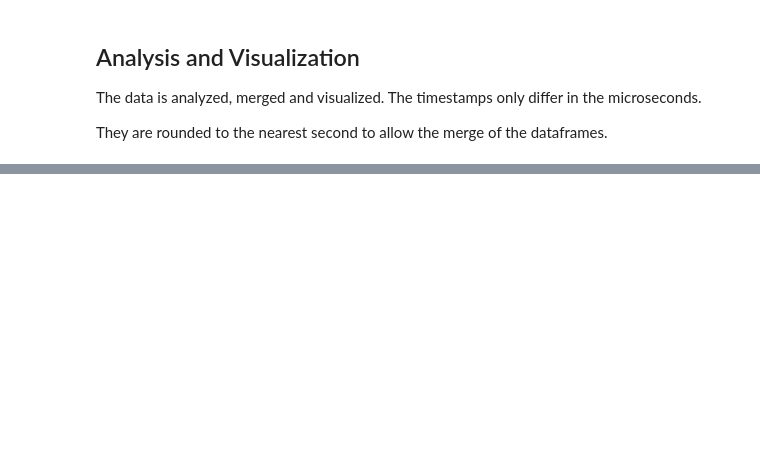
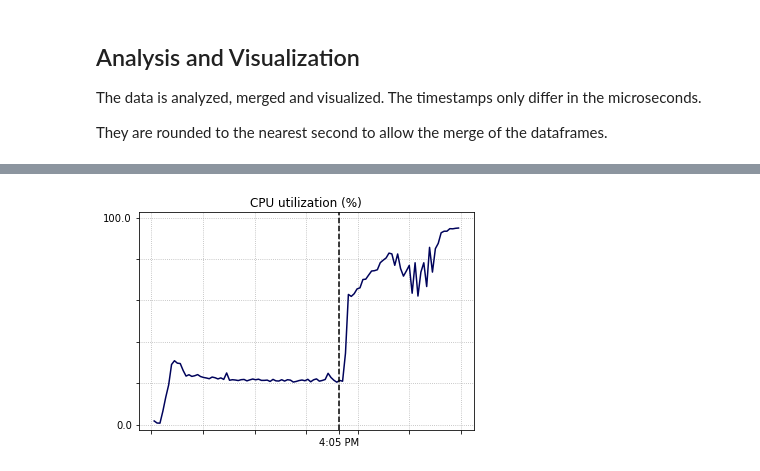
Before and after one commit to softvis-research/SSP2020, a Jupyter notebook: 1. Performance analysis at system-level.ipynb, the cells around one changed output, grey strips where cells are left out. Cells and saved outputs as stored; diff of their text form; code cells hidden in the pictures; blank space fills up the shorter version.

Commit message:
changed var names in system level performance analysis

```diff
--- a/1. Performance analysis at system-level.ipynb
+++ b/1. Performance analysis at system-level.ipynb
@@ -13,28 +13,23 @@ Cypher queries are executed to get CPU and memory utilization data. The results
 # %%
 import pandas as pd
 
-cpu_query ="""
-MATCH (n:Record)-[:CONTAINS]->(c:CpuUtilization)
-WHERE n.fileName =~ '.*/1-MemoryLeak-5/kieker-logs/kieker-20150820-064855519-UTC-middletier2-KIEKER'
-RETURN c.timestamp, c.cpuID, c.totalUtilization*100
-ORDER BY c.timestamp
+cpu_query = """
+MATCH (r:Record)-[:CONTAINS]->(c:CpuUtilization)
+WHERE r.fileName =~ '.*/1-MemoryLeak-5/kieker-logs/kieker-20150820-064855519-UTC-middletier2-KIEKER'
+RETURN c.timestamp AS timestamp, c.cpuID AS cpuID, c.totalUtilization * 100 AS cpuUtilization
+ORDER BY timestamp
 """
 df = pd.DataFrame(graph.run(cpu_query).data())
-df = df.rename(columns={"c.timestamp": "Timestamp",
-                        "c.cpuID": "CPU ID",
-                        "c.totalUtilization*100": "CPU Utilization"})
 df.drop(df.head(3).index, inplace=True)
 df.drop(df.tail(5).index, inplace=True)
 print(df.head())
 
-mem_query ="""
-MATCH (n:Record)-[:CONTAINS]->(m:MemSwapUsage)
-WHERE n.fileName =~ '.*/1-MemoryLeak-5/kieker-logs/kieker-20150820-064855519-UTC-middletier2-KIEKER'
-RETURN m.timestamp, toFloat(m.memUsed)*100 / toFloat(m.memTotal)
-ORDER BY m.timestamp
+mem_query = """
+MATCH (r:Record)-[:CONTAINS]->(m:MemSwapUsage)
+WHERE r.fileName =~ '.*/1-MemoryLeak-5/kieker-logs/kieker-20150820-064855519-UTC-middletier2-KIEKER'
+RETURN m.timestamp AS timestamp, toFloat(m.memUsed)*100 / toFloat(m.memTotal) AS memoryUtilization
+ORDER BY timestamp
 """
 df_mem = pd.DataFrame(graph.run(mem_query).data())
-df_mem = df_mem.rename(columns={"m.timestamp": "Timestamp",
-                                "toFloat(m.memUsed)*100 / toFloat(m.memTotal)": "Memory Utilization"})
 df_mem.drop(df_mem.head(3).index, inplace=True)
 df_mem.drop(df_mem.tail(5).index, inplace=True)
@@ -44,16 +46,16 @@ The data is analyzed, merged and visualized. The timestamps only differ in the m
 
 They are rounded to the nearest second to allow the merge of the dataframes.
 # %%
-df['Timestamp'] = pd.to_datetime(df['Timestamp'])
-df['Timestamp'] = df['Timestamp'].dt.round('1s')
-df['CPU ID'] = pd.to_numeric(df['CPU ID'])
-df = df.groupby(['Timestamp']).mean()
+df['timestamp'] = pd.to_datetime(df['timestamp'])
+df['timestamp'] = df['timestamp'].dt.round('1s')
+df['CPU ID'] = pd.to_numeric(df['cpuID'])
+df = df.groupby(['timestamp']).mean()
 df = df.drop('CPU ID', 1)
 
-df_mem['Timestamp'] = pd.to_datetime(df_mem['Timestamp'])
-df_mem['Timestamp'] = df_mem['Timestamp'].dt.round('1s')
-df_mem.set_index('Timestamp', inplace=True)
+df_mem['timestamp'] = pd.to_datetime(df_mem['timestamp'])
+df_mem['timestamp'] = df_mem['timestamp'].dt.round('1s')
+df_mem.set_index('timestamp', inplace=True)
 
-df = df.merge(df_mem, left_on='Timestamp', right_on='Timestamp')
+df = df.merge(df_mem, left_on='timestamp', right_on='timestamp')
 # %%
 df.head()
@@ -60,21 +70,23 @@ df.head()
 # %%
 import matplotlib.pyplot as plt
 
 df_cpu_plot = df.rolling(7).mean()
 df_cpu_plot = df_cpu_plot.iloc[::7, :]
 
-plt.plot_date(df_cpu_plot.index, df_cpu_plot['CPU Utilization'], fmt='-', color='#00035b')
+plt.plot_date(df_cpu_plot.index, df_cpu_plot['cpuUtilization'], fmt='-', color='#00035b')
 plt.title('CPU utilization (%)')
 plt.ylim(-2.5, 102.5)
 plt.grid(linestyle=':')
 
 date_list = pd.date_range(start=df.index[0], end=df.index[-1], periods=7).tolist()
 plt.xticks(date_list + ['2015-08-20 08:05'], ['', '', '', '', '', '', '', '4:05 PM'])
 plt.yticks([0.0, 20.0, 40.0, 60.0, 80.0, 100.0], ['0.0', '', '', '', '', '100.0'])
 plt.axvline('2015-08-20 08:05', color='black', label='4:05 PM', linestyle='--')
 plt.setp(plt.gca().xaxis.get_majorticklabels(), 'rotation', 0)
 # plt.savefig('cpu_plot.pdf')
 plt.show()
+# %% [output]
+[figure, added]
 # %%
 df_mem_plot = df.rolling(10).mean()
 df_mem_plot = df_mem_plot.iloc[::10, :]
```
Also changed, not shown: parts of 3 cells of this notebook.
